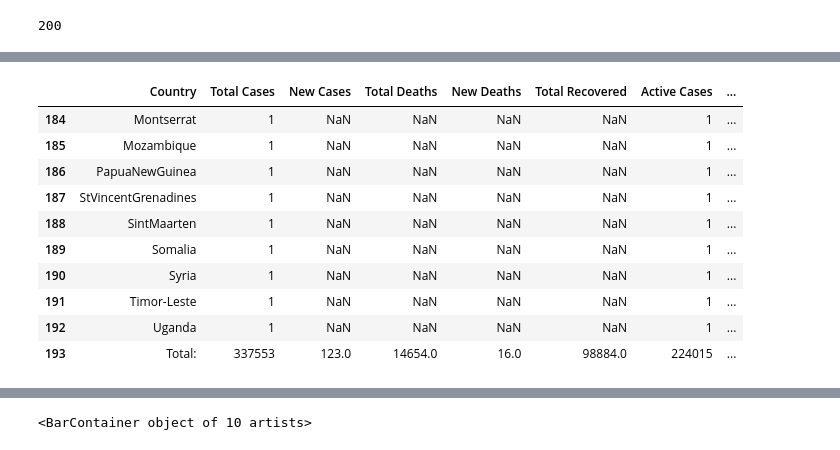
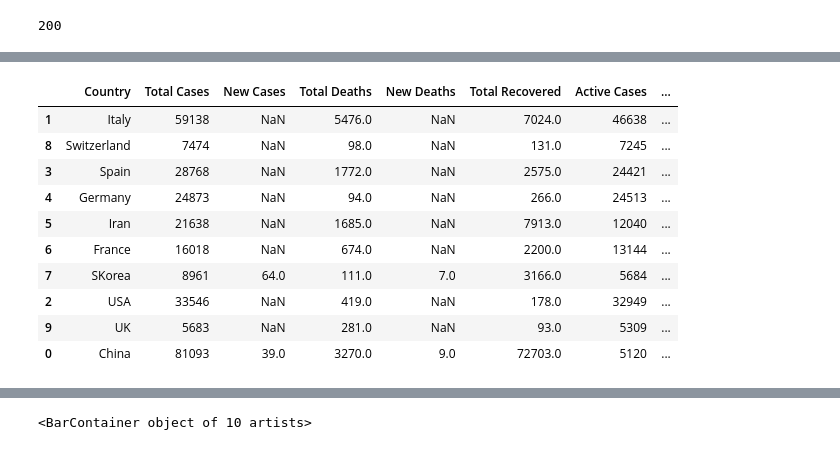
Before and after one commit to kanishk307/COVID19-Scraping-GeneratingPlots, a Jupyter notebook: Corona-Scraping-Statistics-Plot.ipynb, the cells around one changed output, grey strips where cells are left out. Drawn from its saved outputs; the diff is of its cells as text; code cells hidden in the pictures.

```diff
--- a/Corona-Scraping-Statistics-Plot.ipynb
+++ b/Corona-Scraping-Statistics-Plot.ipynb
@@ -152,18 +152,18 @@ mod_df
 # %%
 top10 = mod_df.head(10)
+# %%
+top10
+# %% [output]
+|  | Country | Total Cases | New Cases | Total Deaths | New Deaths | Total Recovered | Active Cases | ... |
+| 1 | Italy | 59138 | NaN | 5476.0 | NaN | 7024.0 | 46638 | ... |
+| 8 | Switzerland | 7474 | NaN | 98.0 | NaN | 131.0 | 7245 | ... |
+| 3 | Spain | 28768 | NaN | 1772.0 | NaN | 2575.0 | 24421 | ... |
+| 4 | Germany | 24873 | NaN | 94.0 | NaN | 266.0 | 24513 | ... |
+| 5 | Iran | 21638 | NaN | 1685.0 | NaN | 7913.0 | 12040 | ... |
+| 6 | France | 16018 | NaN | 674.0 | NaN | 2200.0 | 13144 | ... |
+| 7 | SKorea | 8961 | 64.0 | 111.0 | 7.0 | 3166.0 | 5684 | ... |
+| 2 | USA | 33546 | NaN | 419.0 | NaN | 178.0 | 32949 | ... |
+| 9 | UK | 5683 | NaN | 281.0 | NaN | 93.0 | 5309 | ... |
+| 0 | China | 81093 | 39.0 | 3270.0 | 9.0 | 72703.0 | 5120 | ... |
 # %%
 bottom10 = mod_df.tail(10)
-# %%
-bottom10
-# %% [output]
-|  | Country | Total Cases | New Cases | Total Deaths | New Deaths | Total Recovered | Active Cases | ... |
-| 184 | Montserrat | 1 | NaN | NaN | NaN | NaN | 1 | ... |
-| 185 | Mozambique | 1 | NaN | NaN | NaN | NaN | 1 | ... |
-| 186 | PapuaNewGuinea | 1 | NaN | NaN | NaN | NaN | 1 | ... |
-| 187 | StVincentGrenadines | 1 | NaN | NaN | NaN | NaN | 1 | ... |
-| 188 | SintMaarten | 1 | NaN | NaN | NaN | NaN | 1 | ... |
-| 189 | Somalia | 1 | NaN | NaN | NaN | NaN | 1 | ... |
-| 190 | Syria | 1 | NaN | NaN | NaN | NaN | 1 | ... |
-| 191 | Timor-Leste | 1 | NaN | NaN | NaN | NaN | 1 | ... |
-| 192 | Uganda | 1 | NaN | NaN | NaN | NaN | 1 | ... |
-| 193 | Total: | 337553 | 123.0 | 14654.0 | 16.0 | 98884.0 | 224015 | ... |
```
Also changed, not shown: parts of 6 cells of this notebook, 1 other file.
